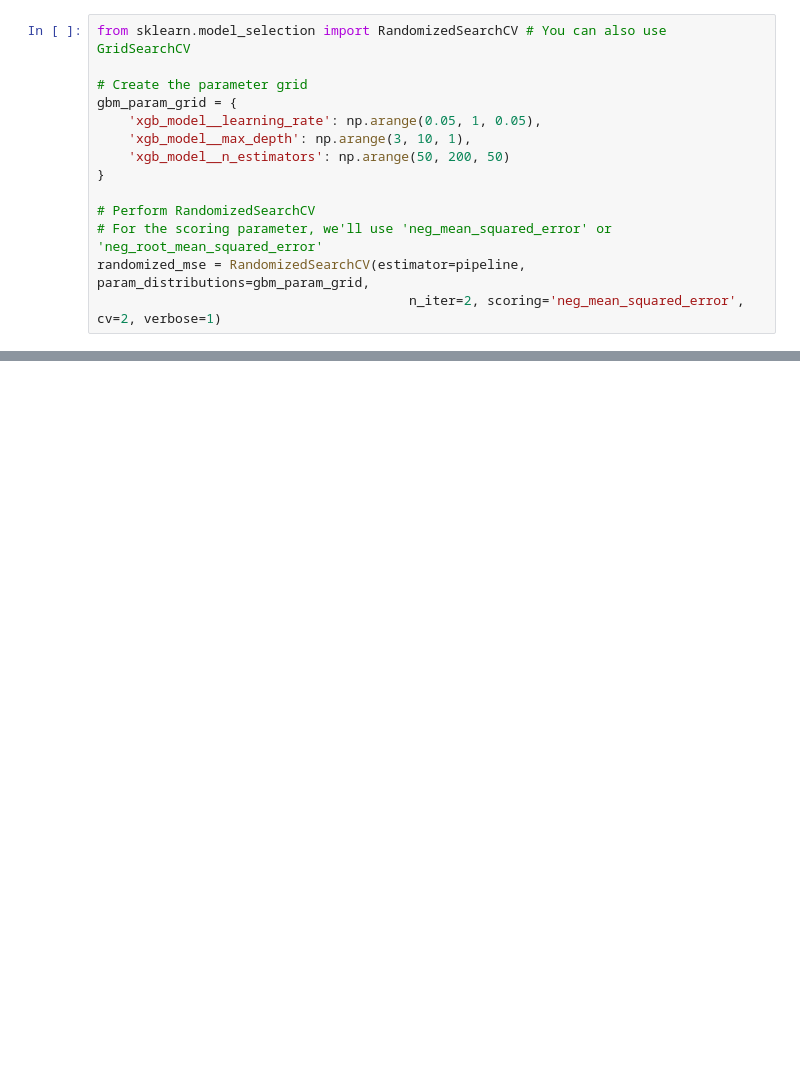
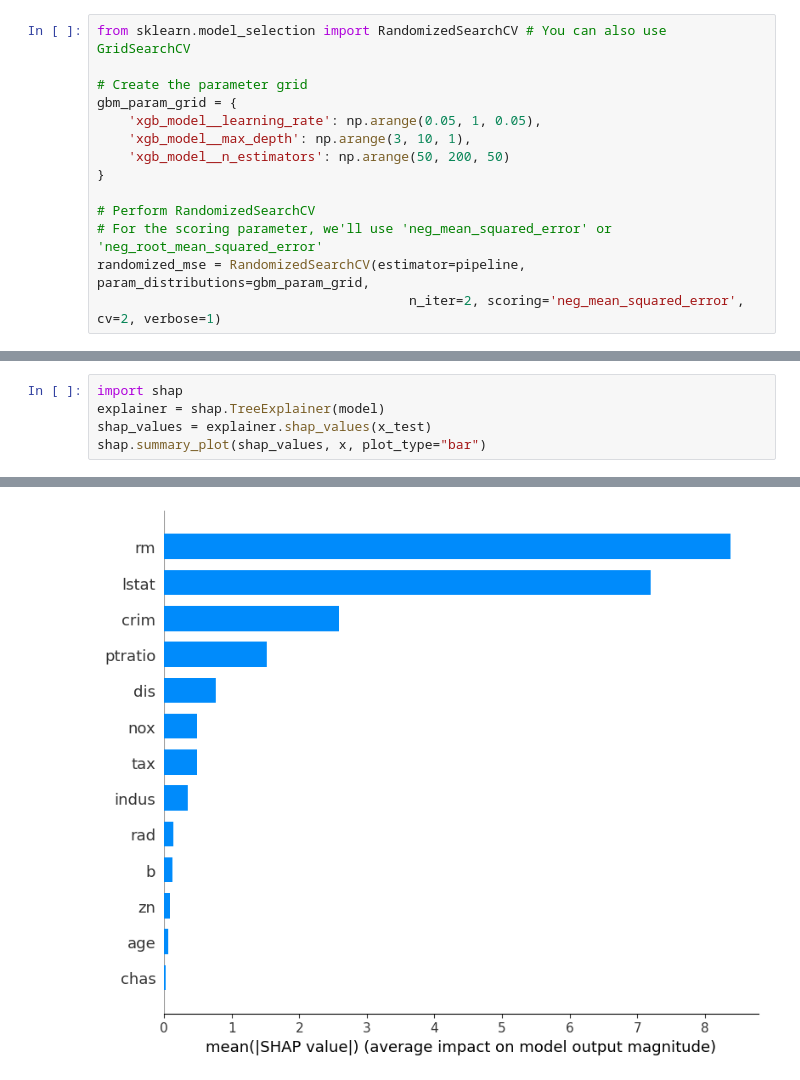
Before and after one commit to soham0209/xgbtutorial, a Jupyter notebook: experiment.ipynb, the cells around one changed output, grey strips where cells are left out. Saved outputs shown, nothing was run; the diff lists cells and outputs as text; blank space fills up the shorter version.

Commit message:
Added SHAP for interpreetability

```diff
--- a/experiment.ipynb
+++ b/experiment.ipynb
@@ -119,0 +124,6 @@ plt.show()
+# %%
+import shap
+explainer = shap.TreeExplainer(model)
+shap_values = explainer.shap_values(x_test)
+shap.summary_plot(shap_values, x, plot_type="bar")
+# %% [output]
@@ -119,0 +131 @@ plt.show()
+[figure, added]
```
Also changed, not shown: parts of 5 cells of this notebook.
